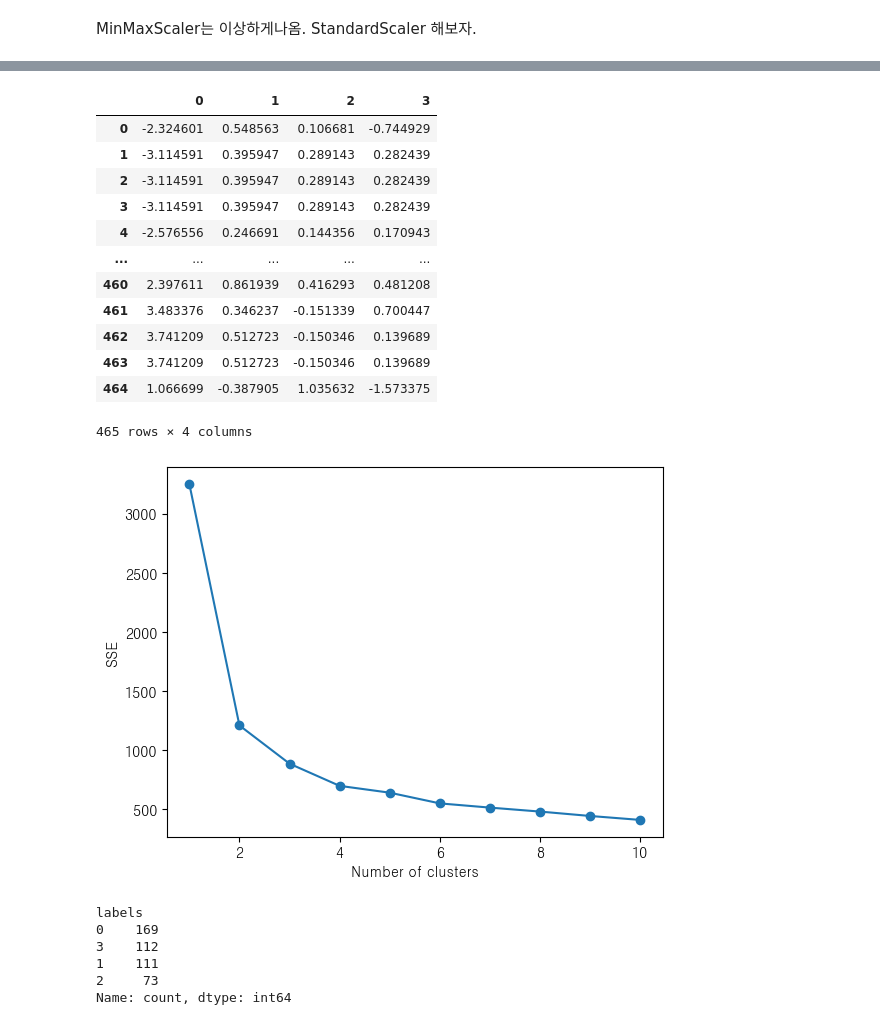
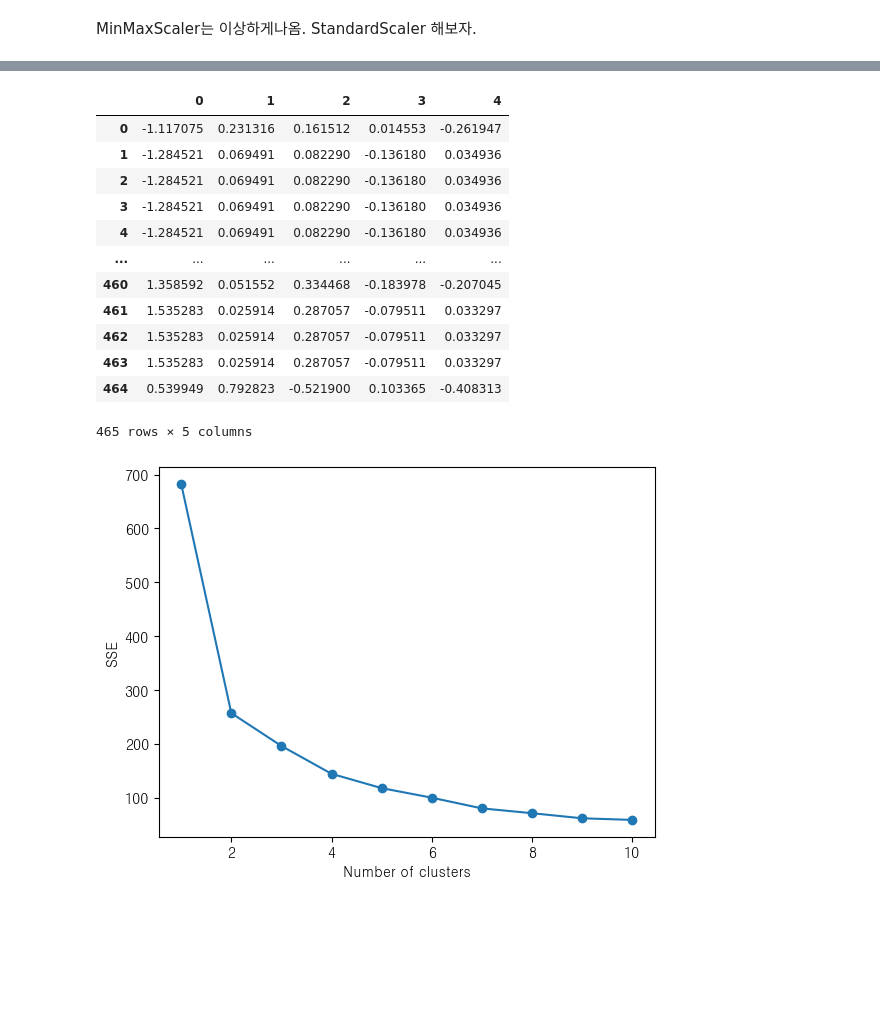
Before and after one commit to naedonnaelife/naedonnaesan, a Jupyter notebook: Clustering/군집만들기.ipynb, the cells around one changed output, grey strips where cells are left out. Cells and saved outputs as stored; diff of their text form; code cells hidden in the pictures; blank space fills up the shorter version.

```diff
--- a/Clustering/군집만들기.ipynb
+++ b/Clustering/군집만들기.ipynb
@@ -116,13 +99,16 @@ df2
 # %%
 df2['치안'] = pd.qcut(df1['치안'], 2, labels=[1, 2])
 df2['여가'] = pd.qcut(df1['여가'], 2, labels=[1, 2])
+# %%
+df2['술집'] = pd.qcut(df1['술집'], 2, labels=[1, 2])
 # %%
 # df2['치안'] = pd.qcut(df1['치안'], 2, labels=[1, 2])
 # df2['여가'] = pd.qcut(df1['여가'], 2, labels=[1, 2])
-df2['일반음식점'] = pd.qcut(df1['일반음식점'], 5, labels=[1, 2, 3, 4, 5])
-df2['보건'] = pd.qcut(df1['보건'], 5, labels=[1, 2, 3, 4, 5])
-df2['편의시설'] = pd.qcut(df1['편의시설'], 5, labels=[1, 2, 3, 4, 5])
+df2['일반음식점'] = pd.qcut(df1['일반음식점'], 3, labels=[1, 2, 3])
+df2['보건'] = pd.qcut(df1['보건'], 3, labels=[1, 2, 3])
+df2['편의시설'] = pd.qcut(df1['편의시설'], 3, labels=[1, 2, 3])
 # df2['지하철역'] = pd.qcut(df1['지하철역'], 2, labels=[1, 2])
-# df2['버스정류소'] = pd.qcut(df1['버스정류소'], 5, labels=[1, 2, 3, 4, 5])
-df2['대중교통'] = pd.qcut(df1['대중교통'], 5, labels=[1, 2, 3, 4, 5])
-df2['카페'] = pd.qcut(df1['카페'], 5, labels=[1, 2, 3, 4, 5])
+# df2['패스트푸드'] = pd.qcut(df1['패스트푸드'], 5, labels=[1, 2, 3, 4, 5])
+df2['대중교통'] = pd.qcut(df1['대중교통'], 3, labels=[1, 2, 3])
+df2['카페'] = pd.qcut(df1['카페'], 3, labels=[1, 2, 3])
+# df2['술집'] = pd.qcut(df1['술집'], 4, labels=[1, 2, 3, 4])
@@ -161,0 +132,4 @@ df_standard.describe().round(2)
+# %%
+df_standard = MinMaxScaler().fit_transform(df2)
+df_standard = pd.DataFrame(df_standard)
+df_standard.describe().round(2)
@@ -189,37 +174,37 @@ pd.Series(np.cumsum(pca_test.explained_variance_ratio_))
 dtype: float64
 # %%
-pca = PCA(n_components=4)
+pca = PCA(n_components=5)
 pc = pca.fit_transform(df_standard)
 pcd = pd.DataFrame(pc)
 pcd
 # %% [output]
-|  | 0 | 1 | 2 | 3 |
-| 0 | -2.324601 | 0.548563 | 0.106681 | -0.744929 |
-| 1 | -3.114591 | 0.395947 | 0.289143 | 0.282439 |
-| 2 | -3.114591 | 0.395947 | 0.289143 | 0.282439 |
-| 3 | -3.114591 | 0.395947 | 0.289143 | 0.282439 |
-| 4 | -2.576556 | 0.246691 | 0.144356 | 0.170943 |
-| ... | ... | ... | ... | ... |
-| 460 | 2.397611 | 0.861939 | 0.416293 | 0.481208 |
-| 461 | 3.483376 | 0.346237 | -0.151339 | 0.700447 |
-| 462 | 3.741209 | 0.512723 | -0.150346 | 0.139689 |
-| 463 | 3.741209 | 0.512723 | -0.150346 | 0.139689 |
-| 464 | 1.066699 | -0.387905 | 1.035632 | -1.573375 |
+|  | 0 | 1 | 2 | 3 | 4 |
+| 0 | -1.117075 | 0.231316 | 0.161512 | 0.014553 | -0.261947 |
+| 1 | -1.284521 | 0.069491 | 0.082290 | -0.136180 | 0.034936 |
+| 2 | -1.284521 | 0.069491 | 0.082290 | -0.136180 | 0.034936 |
+| 3 | -1.284521 | 0.069491 | 0.082290 | -0.136180 | 0.034936 |
+| 4 | -1.284521 | 0.069491 | 0.082290 | -0.136180 | 0.034936 |
+| ... | ... | ... | ... | ... | ... |
+| 460 | 1.358592 | 0.051552 | 0.334468 | -0.183978 | -0.207045 |
+| 461 | 1.535283 | 0.025914 | 0.287057 | -0.079511 | 0.033297 |
+| 462 | 1.535283 | 0.025914 | 0.287057 | -0.079511 | 0.033297 |
+| 463 | 1.535283 | 0.025914 | 0.287057 | -0.079511 | 0.033297 |
+| 464 | 0.539949 | 0.792823 | -0.521900 | 0.103365 | -0.408313 |
-465 rows × 4 columns
+465 rows × 5 columns
 # %%
 from sklearn.cluster import KMeans
 # %%
 # 엘보우 방법을 사용하여 최적의 K값 탐색
 sse = []
 for k in range(1, 11):
     kmeans = KMeans(n_clusters=k, random_state=5)
-    kmeans.fit(df_standard)
+    kmeans.fit(pcd)
     sse.append(kmeans.inertia_)
 
 # SSE 그래프 그리기
 plt.plot(range(1, 11), sse, marker='o')
 plt.xlabel('Number of clusters')
 plt.ylabel('SSE')
 plt.show()
 # %% [output]
-[figure, old version]
+[figure, new version]
@@ -230,9 +210,0 @@ df2['labels'] = km.labels_
-# %%
-df2['labels'].value_counts()
-# %% [output]
-labels
-0    169
-3    112
-1    111
-2     73
-Name: count, dtype: int64
```
Also changed, not shown: parts of 16 cells of this notebook.
